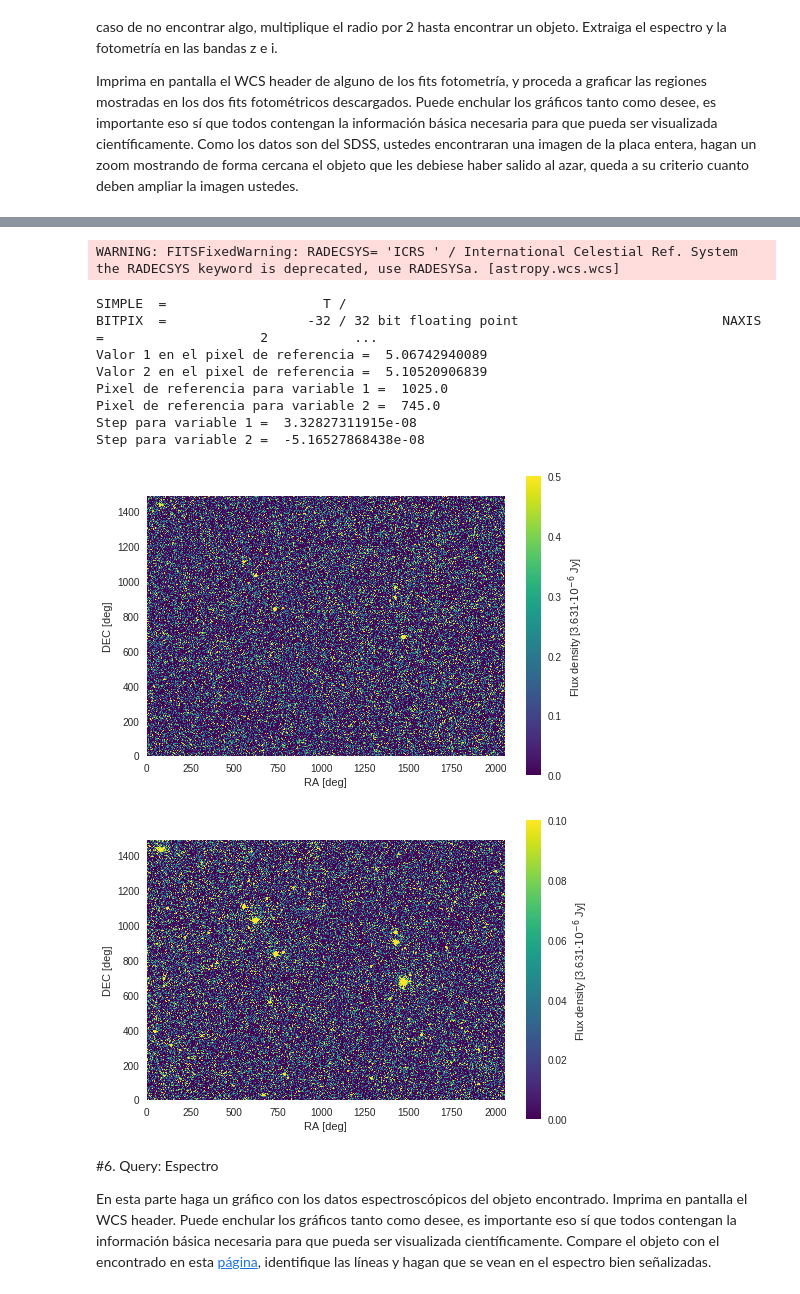
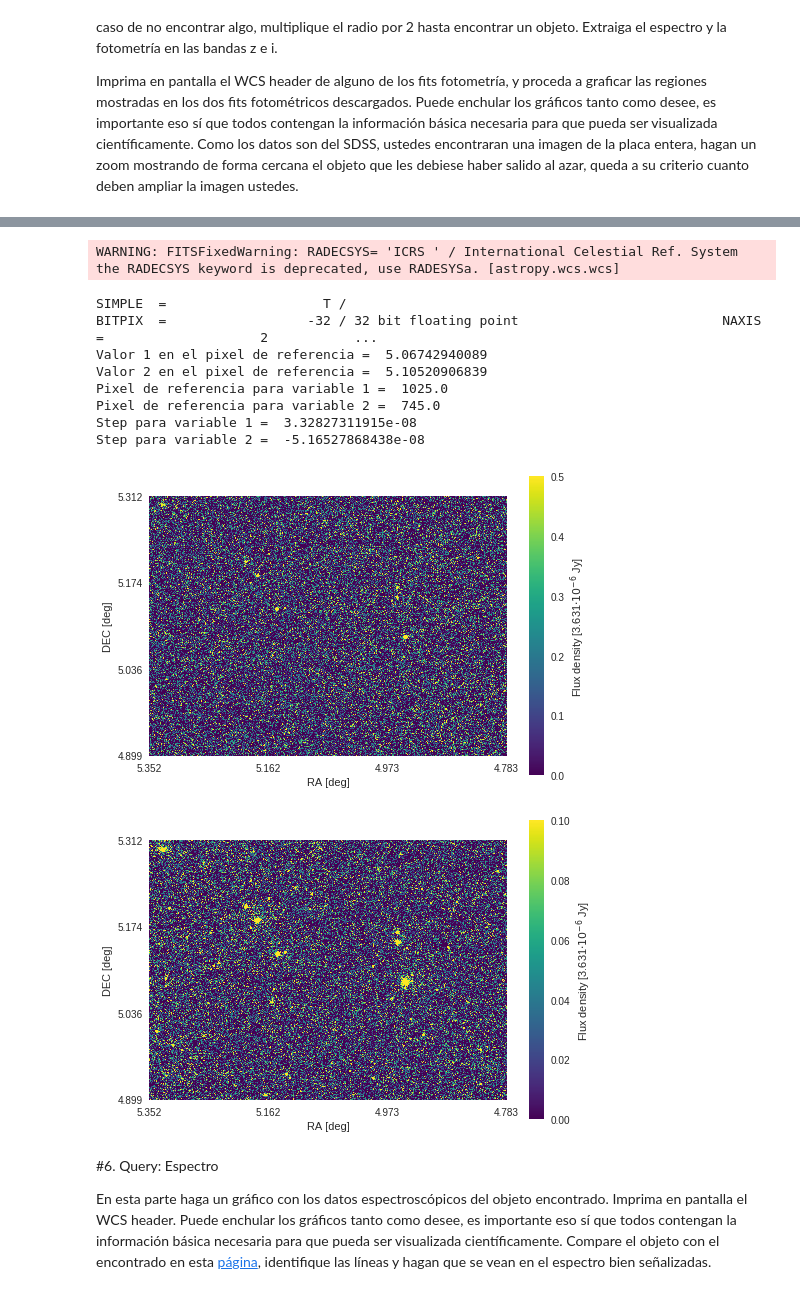
Before and after one commit to DiegoRomanCortes/minitarea4, a Jupyter notebook: minitarea4.ipynb, the cells around one changed output, grey strips where cells are left out. Saved outputs shown, nothing was run; the diff lists cells and outputs as text; code cells hidden in the pictures.

```diff
--- a/minitarea4.ipynb
+++ b/minitarea4.ipynb
@@ -311,39 +311,39 @@ dec = step2 + headerz['CRVAL2']
 dataz = imz[0][0].data
 datai = imi[0][0].data
 
 #imagen banda z
 plt.imshow(dataz,cmap='viridis',origin='lower',vmin=0,vmax=0.5)
-#plt.xticks((0,len(ra)/3,2*len(ra)/3,len(ra)),(round(ra[0],3),round(ra[len(ra)/3],3),round(ra[2*len(ra)/3],3),round(ra[-1],3))) #xticks, tupla con numeros originales, tupla con nuevos digitos
-#plt.yticks((0,len(dec)/3,2*len(dec)/3,len(dec)),(round(dec[0],3),round(dec[len(dec)/3],3),round(dec[2*len(dec)/3],3),round(dec[-1],3))) #yticks, tupla con numeros originales, tupla con nuevos digitos
+plt.xticks((0,len(ra)/3,2*len(ra)/3,len(ra)),(round(ra[0],3),round(ra[int(len(ra)/3)],3),round(ra[int(2*len(ra)/3)],3),round(ra[-1],3))) #xticks, tupla con numeros originales, tupla con nuevos digitos
+plt.yticks((0,len(dec)/3,int(2*len(dec)/3),len(dec)),(round(dec[0],3),round(dec[int(len(dec)/3)],3),round(dec[int(2*len(dec)/3)],3),round(dec[-1],3))) #yticks, tupla con numeros originales, tupla con nuevos digitos
 plt.xlabel('RA [deg]')
 plt.ylabel('DEC [deg]')
 plt.grid(b=None) #Esto para quitar las lineas de la imagen
 cb = plt.colorbar()
 cb.set_label('Flux density [3.631$ \cdot 10^{-6}$ Jy]')
 plt.show()
 
 #imagen banda i
 plt.imshow(datai,cmap='viridis',origin='lower',vmin=0,vmax=0.1)
-#plt.xticks((0,len(ra)/3,2*len(ra)/3,len(ra)),(round(ra[0],3),round(ra[len(ra)/3],3),round(ra[2*len(ra)/3],3),round(ra[-1],3))) #xticks, tupla con numeros originales, tupla con nuevos digitos
-#plt.yticks((0,len(dec)/3,2*len(dec)/3,len(dec)),(round(dec[0],3),round(dec[len(dec)/3],3),round(dec[2*len(dec)/3],3),round(dec[-1],3))) #yticks, tupla con numeros originales, tupla con nuevos digitos
+plt.xticks((0,len(ra)/3,2*len(ra)/3,len(ra)),(round(ra[0],3),round(ra[int(len(ra)/3)],3),round(ra[int(2*len(ra)/3)],3),round(ra[-1],3))) #xticks, tupla con numeros originales, tupla con nuevos digitos
+plt.yticks((0,len(dec)/3,2*len(dec)/3,len(dec)),(round(dec[0],3),round(dec[int(len(dec)/3)],3),round(dec[int(2*len(dec)/3)],3),round(dec[-1],3))) #yticks, tupla con numeros originales, tupla con nuevos digitos
 plt.xlabel('RA [deg]')
 plt.ylabel('DEC [deg]')
 plt.grid(b=None) #Esto para quitar las lineas de la imagen
 cb = plt.colorbar()
 cb.set_label('Flux density [3.631$ \cdot 10^{-6}$ Jy]')
 plt.show()
 # %% [output]
 WARNING: FITSFixedWarning: RADECSYS= 'ICRS ' / International Celestial Ref. System
 the RADECSYS keyword is deprecated, use RADESYSa. [astropy.wcs.wcs]
 SIMPLE  =                    T /                                                BITPIX  =                  -32 / 32 bit floating point                          NAXIS   =                    2           ...
 Valor 1 en el pixel de referencia =  5.06742940089
 Valor 2 en el pixel de referencia =  5.10520906839
 Pixel de referencia para variable 1 =  1025.0
 Pixel de referencia para variable 2 =  745.0
 Step para variable 1 =  3.32827311915e-08
 Step para variable 2 =  -5.16527868438e-08
-[figure, old version]
+[figure, new version]
-[figure, old version]
+[figure, new version]
 # %% [markdown]
 #6. Query: Espectro
 
```
Also changed, not shown: parts of 1 cell of this notebook.
